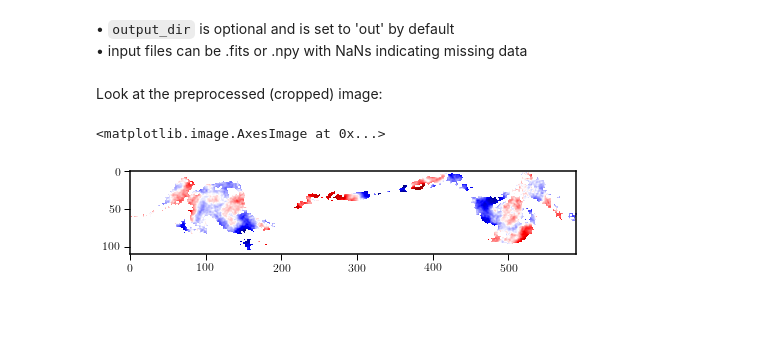
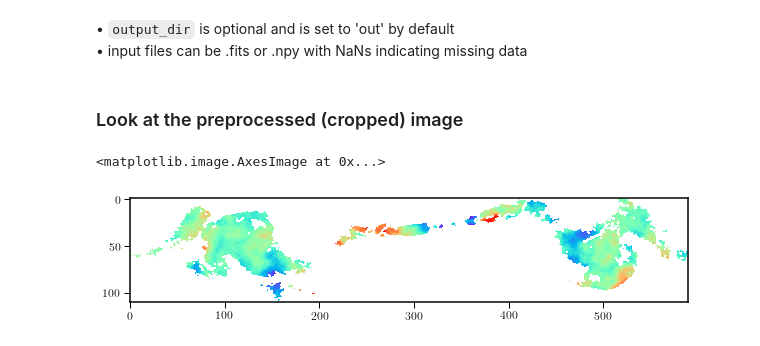
Before and after one commit to sergekomarov/rm-spec, a Jupyter notebook: USAGE.ipynb, the cells around one changed output. Cells and saved outputs as stored; diff of their text form; code cells hidden in the pictures; blank space fills up the shorter version.

```diff
--- a/USAGE.ipynb
+++ b/USAGE.ipynb
@@ -1,7 +1,6 @@
 # %%
 import matplotlib.pyplot as plt
 %matplotlib inline
-plt.rcParams['figure.figsize']=[8,8]
 
 from rmspec import RMspec
 # %% [markdown]
@@ -17,9 +11,4 @@ None
 • <code>output_dir</code> is optional and is set to 'out' by default <br>
 • input files can be .fits or .npy with NaNs indicating missing data
 # %% [markdown]
-Look at the preprocessed (cropped) image:
+### Look at the preprocessed (cropped) image
-# %%
-imshow(rm.data.T, cmap='seismic')
-# %% [output]
-<matplotlib.image.AxesImage at 0x...>
-[figure, removed]
@@ -33,0 +15,6 @@ imshow(load('out/smooth3d_3c449.npy'), cmap='jet')
+# %%
+plt.figure(figsize=(10,3))
+plt.imshow(rm.data.T, cmap='rainbow')
+# %% [output]
+<matplotlib.image.AxesImage at 0x...>
+[figure, added]
```
Also changed, not shown: parts of 15 cells of this notebook, 2 other files.
